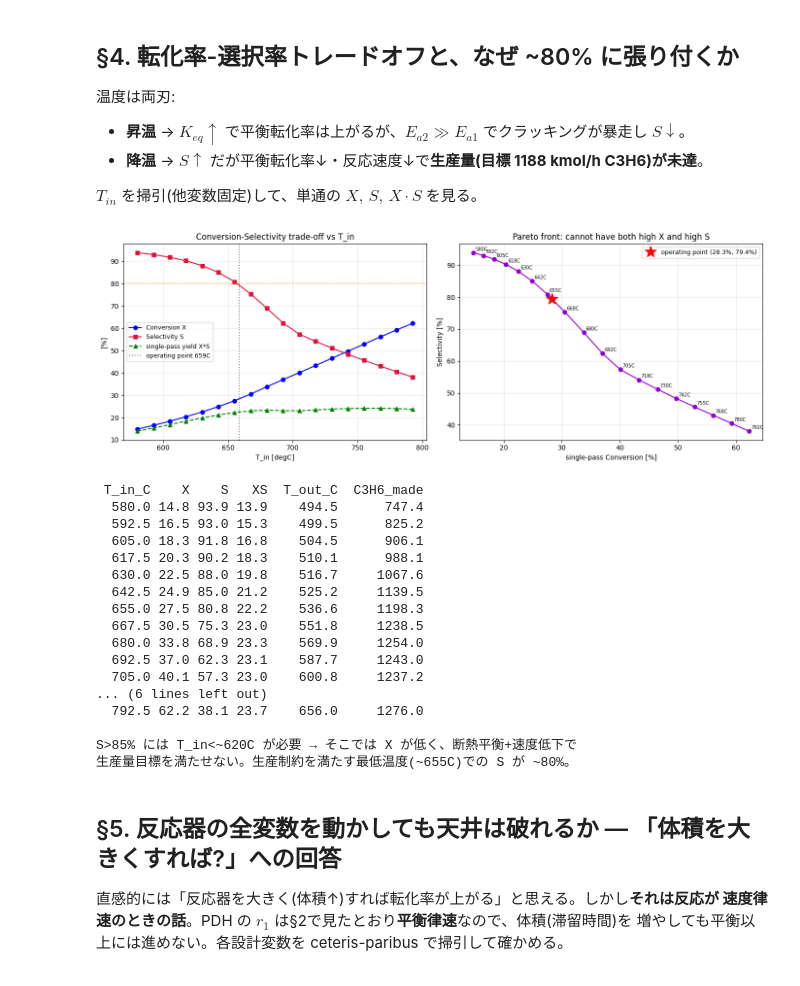
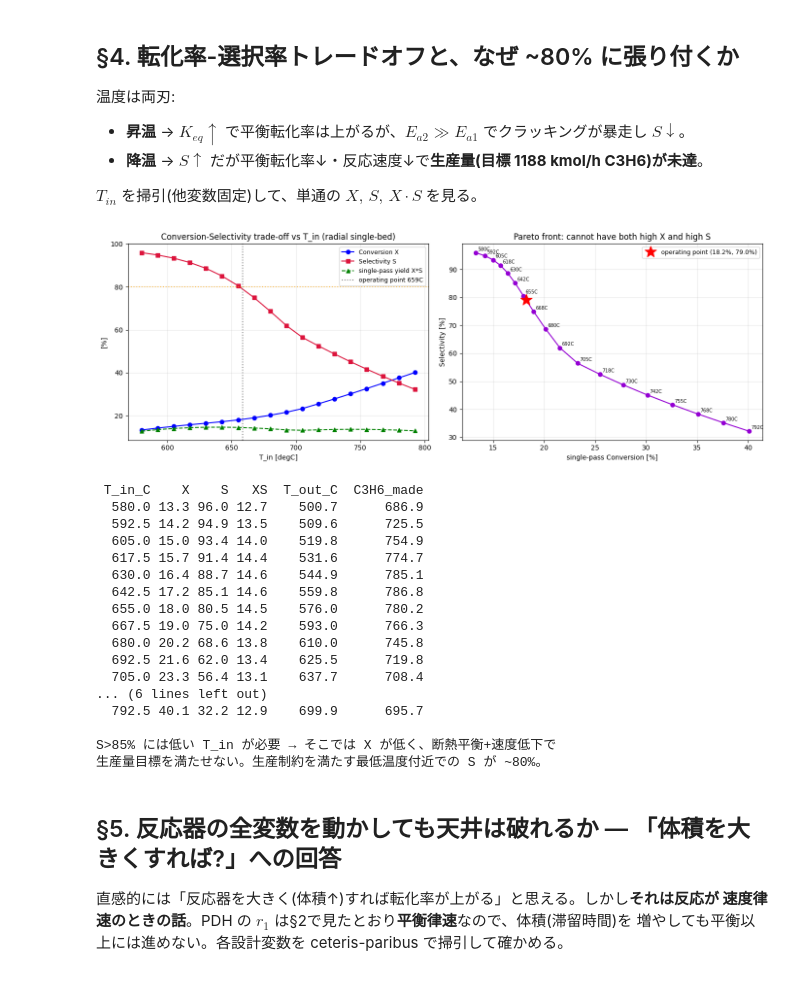
Before and after one commit to englander1996-boop/pdh_simulator, a Jupyter notebook: monitor/reactor_conversion_ceiling.ipynb, the cells around one changed output. Cells and saved outputs as stored; diff of their text form; code cells hidden in the pictures.

```diff
--- a/monitor/reactor_conversion_ceiling.ipynb
+++ b/monitor/reactor_conversion_ceiling.ipynb
@@ -29,9 +31,14 @@ ROOT = os.path.abspath('..')
 if ROOT not in sys.path:
     sys.path.insert(0, ROOT)
 
+# 反応器は本設計が採用する径方向流 (radial_flow)。本ノートは「単段の断熱平衡天井」を示し、
+# 3 段化(段間再加熱)で天井を越えることを示す(段数比較の詳細は stage_comparison.ipynb)。
+from units.reactors.radial_flow import (
+    RadialDesignVars, simulate_radial_flow_reactor_system,
+    simulate_radial_multibed_reactor_system, _ode_radial,
+)
 from units.reactors.swing import (
-    DesignVars, FeedStream, FixedParams, simulate_swing_reactor_system,
-    _ode_axial, calc_a, calc_rate_constants, _COMPS,
+    FeedStream, FixedParams, calc_a, calc_rate_constants, _COMPS,
 )
 from src.thermo import PDHThermo
 from src.kinetics import PDHKinetics
@@ -41,20 +48,25 @@ th  = PDHThermo()
 kin = PDHKinetics()
 cfg = PDHConfig()
 
-# ---- best #187 の反応器入口 (report top1_trial187.txt [Mixer -> Reactor]) ----
+# ---- 代表的な反応器入口 (リサイクル込み。組成は説明用の代表値、確定は再最適化後【確認中】) ----
 A0, B0 = 5387.4, 2186.1                         # kmol/h  (B0 はリサイクル由来の C3H6)
 F_IN = {'A': A0, 'B': B0, 'C': 0.0, 'D': 0.0, 'E': 0.0, 'F': 0.0}
 T_IN = 931.73                                   # K  (= 658.6 degC)
 P    = 50000.0                                  # Pa (0.5 bar)
-Z, TC, D = 33.656, 17.019, 7.0145               # z_cat[m], t_cyc[min], D[m]
 
-fixed = FixedParams()
-feed  = FeedStream(F_in=F_IN, T_feed=314.15, P_in=P)
+# 径方向流の代表ジオメトリ (単段断熱床。可行な D_inner / Δr / H。確定は再最適化後【確認中】)
+D_INNER, DR, H = 8.0, 0.6, 26.0
+TC = 17.0                                        # t_cyc [min]
+
+fixed   = FixedParams()
+feed    = FeedStream(F_in=F_IN, T_feed=314.15, P_in=P)
+design1 = RadialDesignVars(T_in=T_IN, t_cyc=TC, D_inner=D_INNER, bed_thickness=DR, H=H)
 
 print(f'反応器入口: C3H8={A0:.1f}  C3H6(recycle)={B0:.1f}  kmol/h  '
       f'(C3H6分率 {B0/(A0+B0)*100:.0f}%)')
-print(f'T_in={T_IN:.1f}K ({T_IN-273.15:.1f}degC)  P={P/1e5:.2f}bar  '
-      f'z_cat={Z:.1f}m  D={D:.2f}m  t_cyc={TC:.1f}min')
+print(f'T_in={T_IN:.1f}K ({T_IN-273.15:.1f}degC)  P={P/1e5:.2f}bar')
+print(f'径方向流 単段: D_inner={D_INNER}m  Δr={DR}m  H={H}m  t_cyc={TC}min  '
+      f'(代表値、確定は再最適化後【確認中】)')
 print(f'Arrhenius (config.py): Ea1={cfg.rxn1.Ea1/1e3:.1f}  Ea2={cfg.rxn2.Ea2/1e3:.1f}  '
       f'Ea3={cfg.rxn3.Ea3/1e3:.1f} kJ/mol   T0={T0:.2f}K')
 # %% [output]
@@ -319,59 +346,64 @@ $T_{in}$ を掃引(他変数固定)して、単通の $X,\,S,\,X\!\cdot\!S$ を
 # %%
 rows = []
 for Tcin in np.arange(580, 805, 12.5):
-    r = simulate_swing_reactor_system(
-        DesignVars(T_in=Tcin+273.15, z_cat=Z, t_cyc=TC, D=D), feed, fixed)
+    r = simulate_radial_flow_reactor_system(
+        RadialDesignVars(T_in=Tcin+273.15, t_cyc=TC, D_inner=D_INNER, bed_thickness=DR, H=H),
+        feed, fixed)
     if r.equipment.Reactor_CAPEX >= 1e8:
         continue
     X, S = r.performance.Conversion, r.performance.Selectivity
     rows.append(dict(T_in_C=Tcin, X=X, S=S, XS=X*S/100,
                      T_out_C=r.effluent.T_out_avg-273.15,
                      C3H6_made=r.effluent.F_out_avg['B']-B0))
 sw = pd.DataFrame(rows)
 
+# 代表運転点 (design1) の X,S を live で取得しマーカーに使う
+op = simulate_radial_flow_reactor_system(design1, feed, fixed)
+Xop, Sop = op.performance.Conversion, op.performance.Selectivity
+
 fig, ax = plt.subplots(1, 2, figsize=(14, 5))
 ax[0].plot(sw.T_in_C, sw.X, 'o-', label='Conversion X', color='blue')
 ax[0].plot(sw.T_in_C, sw.S, 's-', label='Selectivity S', color='crimson')
 ax[0].plot(sw.T_in_C, sw.XS, '^--', label='single-pass yield X*S', color='green')
 ax[0].axvline(T_IN-273.15, color='gray', ls=':', label=f'operating point {T_IN-273.15:.0f}C')
 ax[0].axhline(80, color='orange', ls=':', alpha=0.7)
 ax[0].set_xlabel('T_in [degC]'); ax[0].set_ylabel('[%]')
-ax[0].set_title('Conversion-Selectivity trade-off vs T_in'); ax[0].legend(fontsize=9)
+ax[0].set_title('Conversion-Selectivity trade-off vs T_in (radial single-bed)'); ax[0].legend(fontsize=9)
 ax[0].grid(True, alpha=0.3)
 
 ax[1].plot(sw.X, sw.S, 'o-', color='darkviolet')
 for _, rw in sw.iterrows():
     ax[1].annotate(f'{rw.T_in_C:.0f}C', (rw.X, rw.S), fontsize=7,
                    xytext=(3, 3), textcoords='offset points')
-ax[1].plot(28.3, 79.4, 'r*', ms=18, label='operating point (28.3%, 79.4%)')
+ax[1].plot(Xop, Sop, 'r*', ms=18, label=f'operating point ({Xop:.1f}%, {Sop:.1f}%)')
 ax[1].set_xlabel('single-pass Conversion [%]'); ax[1].set_ylabel('Selectivity [%]')
 ax[1].set_title('Pareto front: cannot have both high X and high S'); ax[1].legend(fontsize=9)
 ax[1].grid(True, alpha=0.3)
 plt.tight_layout(); plt.show()
 
 print(sw.round(1).to_string(index=False))
 print()
-print('S>85% には T_in<~620C が必要 → そこでは X が低く、断熱平衡+速度低下で')
-print('生産量目標を満たせない。生産制約を満たす最低温度(~655C)での S が ~80%。')
+print('S>85% には低い T_in が必要 → そこでは X が低く、断熱平衡+速度低下で')
+print('生産量目標を満たせない。生産制約を満たす最低温度付近での S が ~80%。')
 # %% [output]
-[figure, old version]
+[figure, new version]
  T_in_C    X    S   XS  T_out_C  C3H6_made
-  580.0 14.8 93.9 13.9    494.5      747.4
-  592.5 16.5 93.0 15.3    499.5      825.2
-  605.0 18.3 91.8 16.8    504.5      906.1
-  617.5 20.3 90.2 18.3    510.1      988.1
-  630.0 22.5 88.0 19.8    516.7     1067.6
-  642.5 24.9 85.0 21.2    525.2     1139.5
-  655.0 27.5 80.8 22.2    536.6     1198.3
-  667.5 30.5 75.3 23.0    551.8     1238.5
-  680.0 33.8 68.9 23.3    569.9     1254.0
-  692.5 37.0 62.3 23.1    587.7     1243.0
-  705.0 40.1 57.3 23.0    600.8     1237.2
+  580.0 13.3 96.0 12.7    500.7      686.9
+  592.5 14.2 94.9 13.5    509.6      725.5
+  605.0 15.0 93.4 14.0    519.8      754.9
+  617.5 15.7 91.4 14.4    531.6      774.7
+  630.0 16.4 88.7 14.6    544.9      785.1
+  642.5 17.2 85.1 14.6    559.8      786.8
+  655.0 18.0 80.5 14.5    576.0      780.2
+  667.5 19.0 75.0 14.2    593.0      766.3
+  680.0 20.2 68.6 13.8    610.0      745.8
+  692.5 21.6 62.0 13.4    625.5      719.8
+  705.0 23.3 56.4 13.1    637.7      708.4
 ... (6 lines left out)
-  792.5 62.2 38.1 23.7    656.0     1276.0
+  792.5 40.1 32.2 12.9    699.9      695.7
 
-S>85% には T_in<~620C が必要 → そこでは X が低く、断熱平衡+速度低下で
-生産量目標を満たせない。生産制約を満たす最低温度(~655C)での S が ~80%。
+S>85% には低い T_in が必要 → そこでは X が低く、断熱平衡+速度低下で
+生産量目標を満たせない。生産制約を満たす最低温度付近での S が ~80%。
 # %% [markdown]
 ## §5. 反応器の全変数を動かしても天井は破れるか — 「体積を大きくすれば?」への回答
 
```
Also changed, not shown: parts of 8 cells of this notebook, 8 other files.
